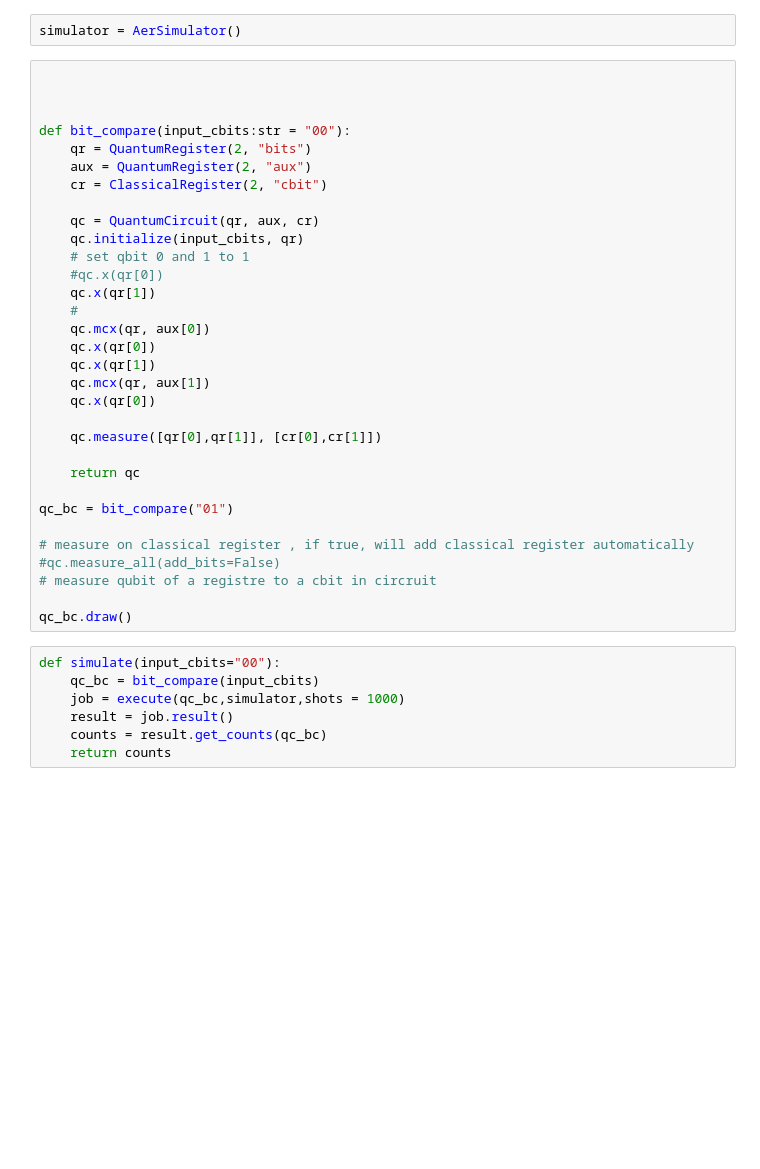
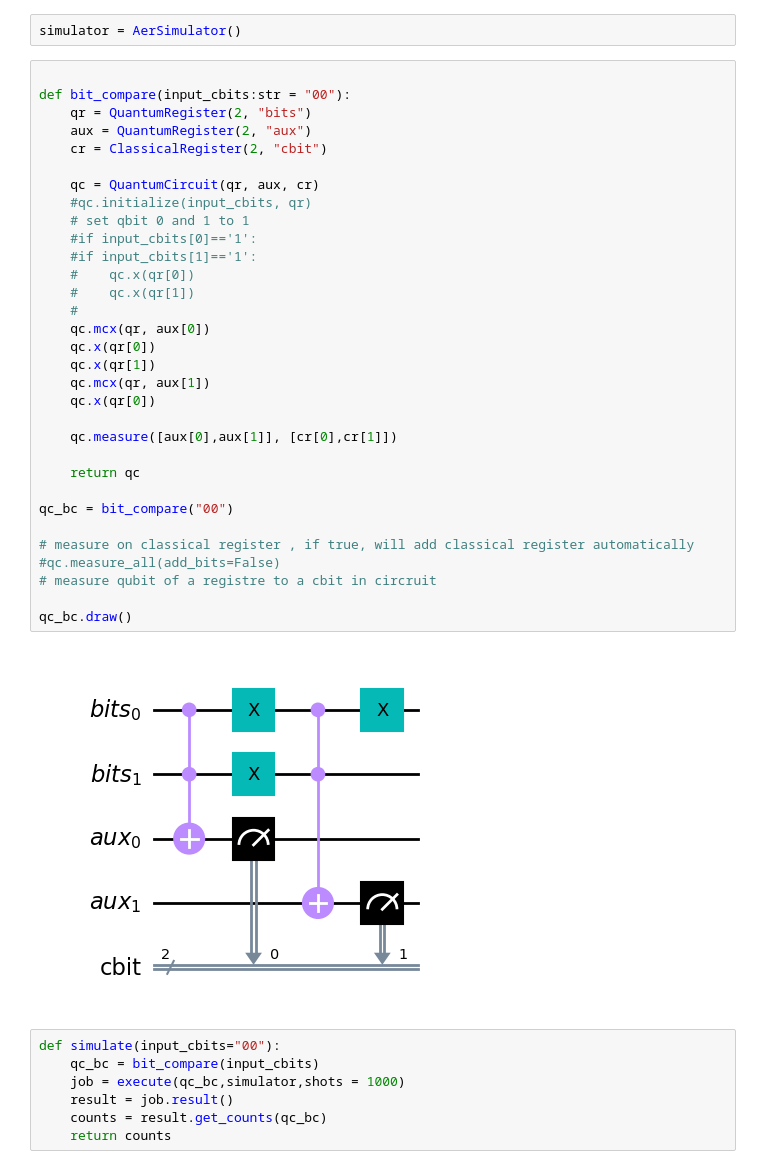
Before and after one commit to jean-kunz/quantum_lab, a Jupyter notebook: comparator.ipynb, the cells around one changed output. Drawn from its saved outputs; the diff is of its cells as text; blank space fills up the shorter version.

```diff
--- a/comparator.ipynb
+++ b/comparator.ipynb
@@ -8,37 +8,39 @@ from qiskit.providers.aer import AerSimulator
 # %%
 simulator = AerSimulator()
 # %%
-
-
 
 def bit_compare(input_cbits:str = "00"):
     qr = QuantumRegister(2, "bits")
     aux = QuantumRegister(2, "aux")
     cr = ClassicalRegister(2, "cbit")
 
     qc = QuantumCircuit(qr, aux, cr)
-    qc.initialize(input_cbits, qr)
+    #qc.initialize(input_cbits, qr)
     # set qbit 0 and 1 to 1
-    #qc.x(qr[0])
-    qc.x(qr[1])
+    #if input_cbits[0]=='1':
+    #if input_cbits[1]=='1':
+    #    qc.x(qr[0])
+    #    qc.x(qr[1])
     #
     qc.mcx(qr, aux[0])
     qc.x(qr[0])
     qc.x(qr[1])
     qc.mcx(qr, aux[1])
     qc.x(qr[0])
 
-    qc.measure([qr[0],qr[1]], [cr[0],cr[1]])
+    qc.measure([aux[0],aux[1]], [cr[0],cr[1]])
 
     return qc
 
-qc_bc = bit_compare("01")
+qc_bc = bit_compare("00")
 
 # measure on classical register , if true, will add classical register automatically
 #qc.measure_all(add_bits=False)
 # measure qubit of a registre to a cbit in circruit
 
 qc_bc.draw()
+# %% [output]
+[figure, added]
 # %%
 def simulate(input_cbits="00"):
     qc_bc = bit_compare(input_cbits)
```
Also changed, not shown: parts of 6 cells of this notebook.
